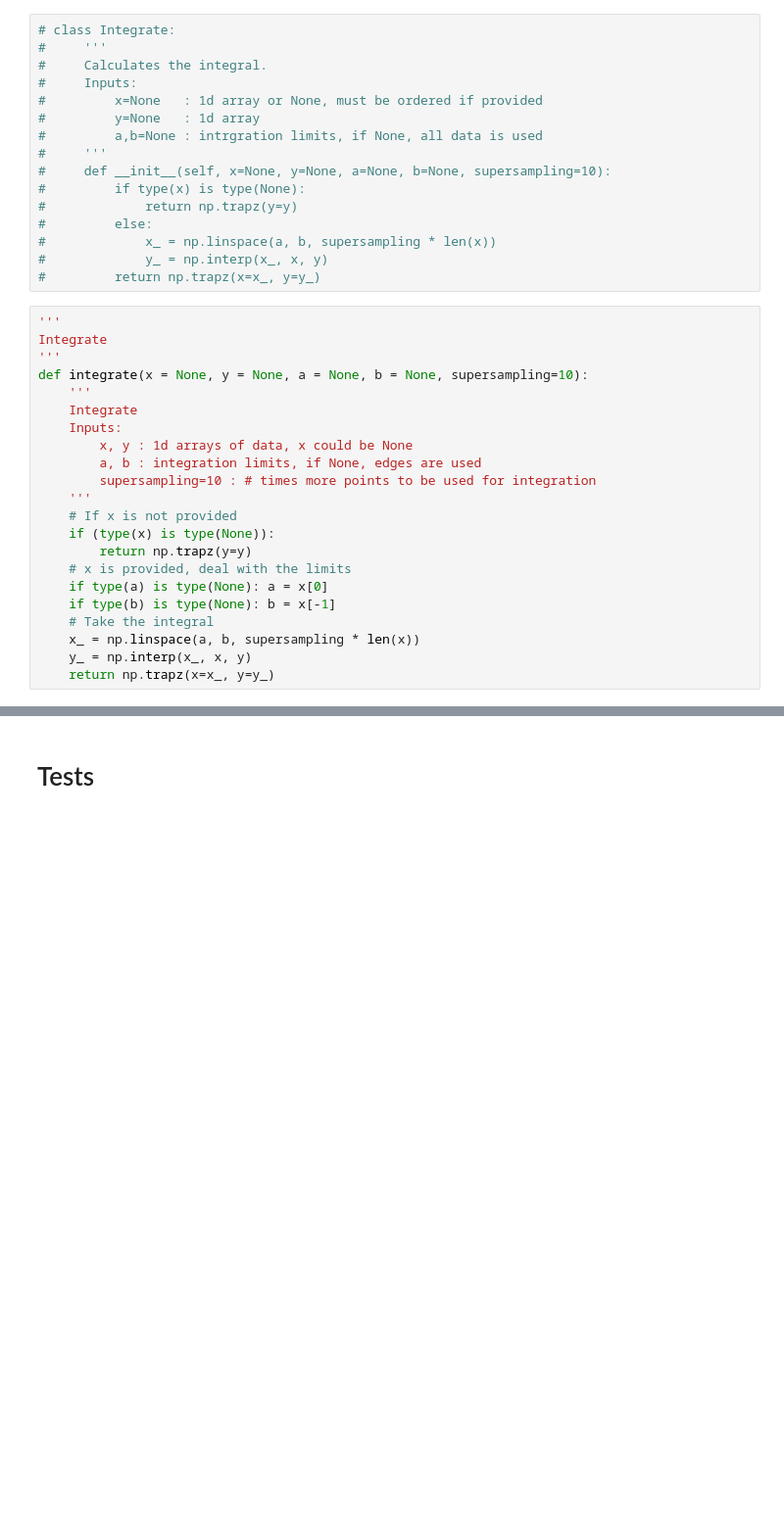
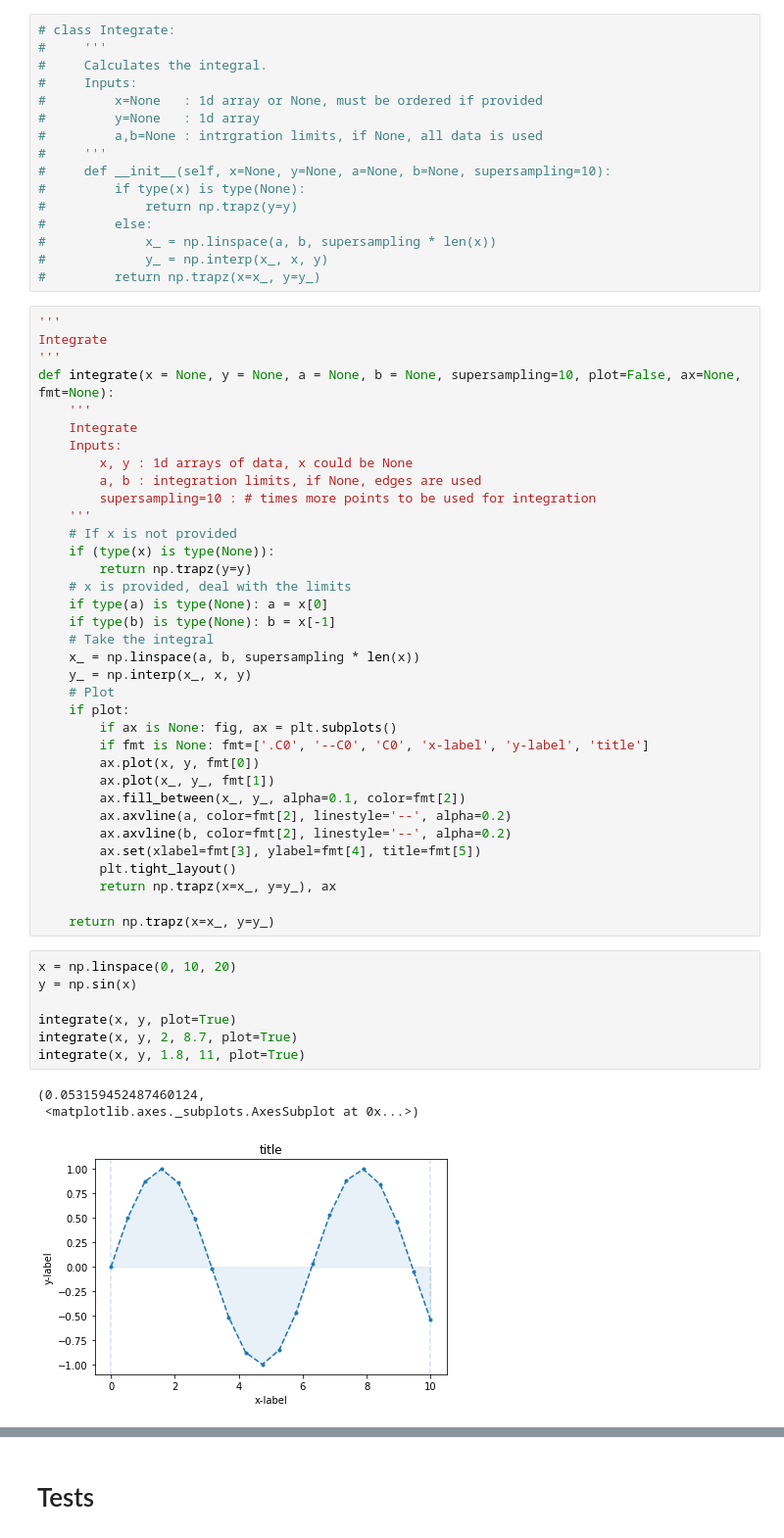
Before and after one commit to ranchop/therpy, a Jupyter notebook: notebooks/Integration and FT and Derivative.ipynb, the cells around one changed output, grey strips where cells are left out. Shown at 98% size. Drawn from its saved outputs; the diff is of its cells as text; blank space fills up the shorter version.

```diff
--- a/notebooks/Integration and FT and Derivative.ipynb
+++ b/notebooks/Integration and FT and Derivative.ipynb
@@ -28,7 +28,7 @@ Using the local database copy. Could be outdated!
 '''
 Integrate
 '''
-def integrate(x = None, y = None, a = None, b = None, supersampling=10):
+def integrate(x = None, y = None, a = None, b = None, supersampling=10, plot=False, ax=None, fmt=None):
     '''
     Integrate
     Inputs:
@@ -45,4 +45,28 @@ def integrate(x = None, y = None, a = None, b = None, supersampling=10):
     # Take the integral
     x_ = np.linspace(a, b, supersampling * len(x))
     y_ = np.interp(x_, x, y)
+    # Plot
+    if plot:
+        if ax is None: fig, ax = plt.subplots()
+        if fmt is None: fmt=['.C0', '--C0', 'C0', 'x-label', 'y-label', 'title']
+        ax.plot(x, y, fmt[0])
+        ax.plot(x_, y_, fmt[1])
+        ax.fill_between(x_, y_, alpha=0.1, color=fmt[2])
+        ax.axvline(a, color=fmt[2], linestyle='--', alpha=0.2)
+        ax.axvline(b, color=fmt[2], linestyle='--', alpha=0.2)
+        ax.set(xlabel=fmt[3], ylabel=fmt[4], title=fmt[5])
+        plt.tight_layout()
+        return np.trapz(x=x_, y=y_), ax
+
     return np.trapz(x=x_, y=y_)
+# %%
+x = np.linspace(0, 10, 20)
+y = np.sin(x)
+
+integrate(x, y, plot=True)
+integrate(x, y, 2, 8.7, plot=True)
+integrate(x, y, 1.8, 11, plot=True)
+# %% [output]
+(0.053159452487460124,
+ <matplotlib.axes._subplots.AxesSubplot at 0x...>)
+[figure, added]
```
Also changed, not shown: parts of 3 cells of this notebook, 2 other files.
